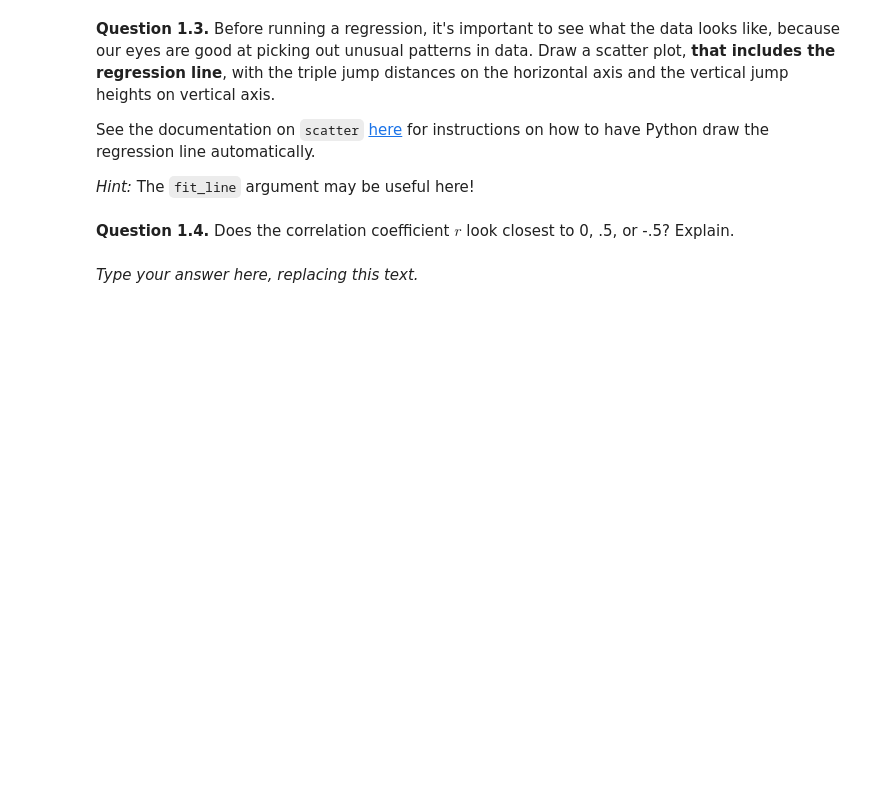
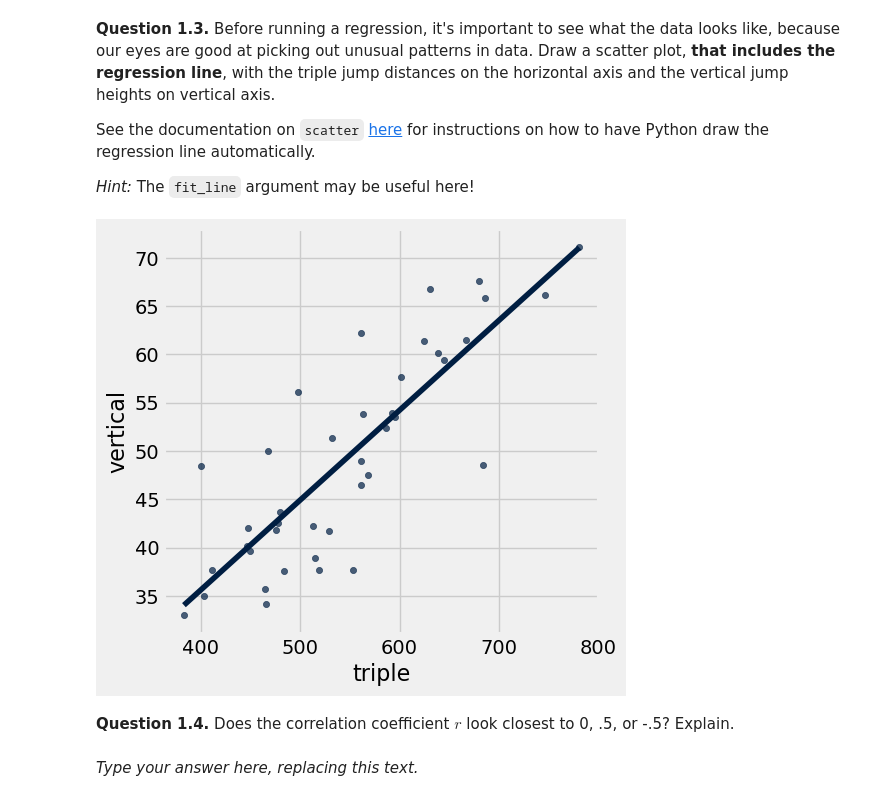
Before and after one commit to ucsb-ds/cmpsc5b-w24-students, a Jupyter notebook: hw/hw04/hw04.ipynb, the cells around one changed output. Cells and saved outputs as stored; diff of their text form; code cells hidden in the pictures; blank space fills up the shorter version.

```diff
--- a/hw/hw04/hw04.ipynb
+++ b/hw/hw04/hw04.ipynb
@@ -73,7 +90,9 @@ See the documentation on `scatter` [here](http://data8.org/datascience/_autosumm
 
 *Hint:* The `fit_line` argument may be useful here!
 # %%
-...
+jumps.scatter('triple', 'vertical', fit_line = True)
+# %% [output]
+[figure, added]
 # %% [markdown]
 <!-- END QUESTION -->
 
```
Also changed, not shown: parts of 18 cells of this notebook.
